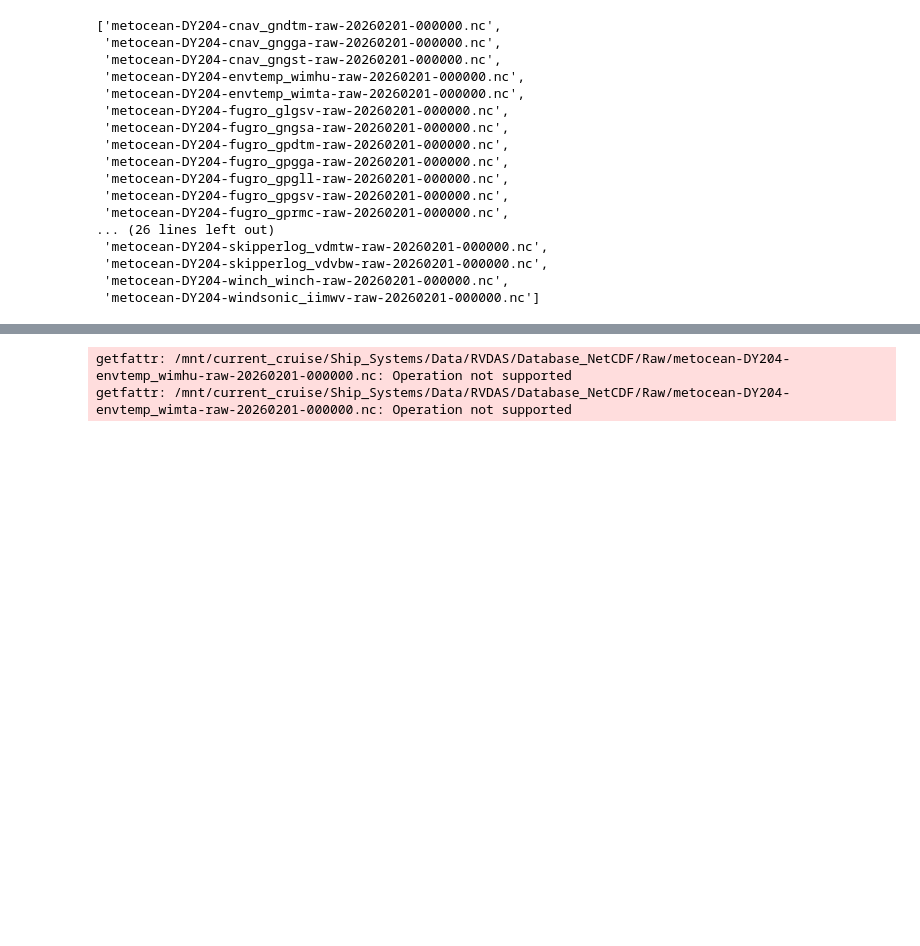
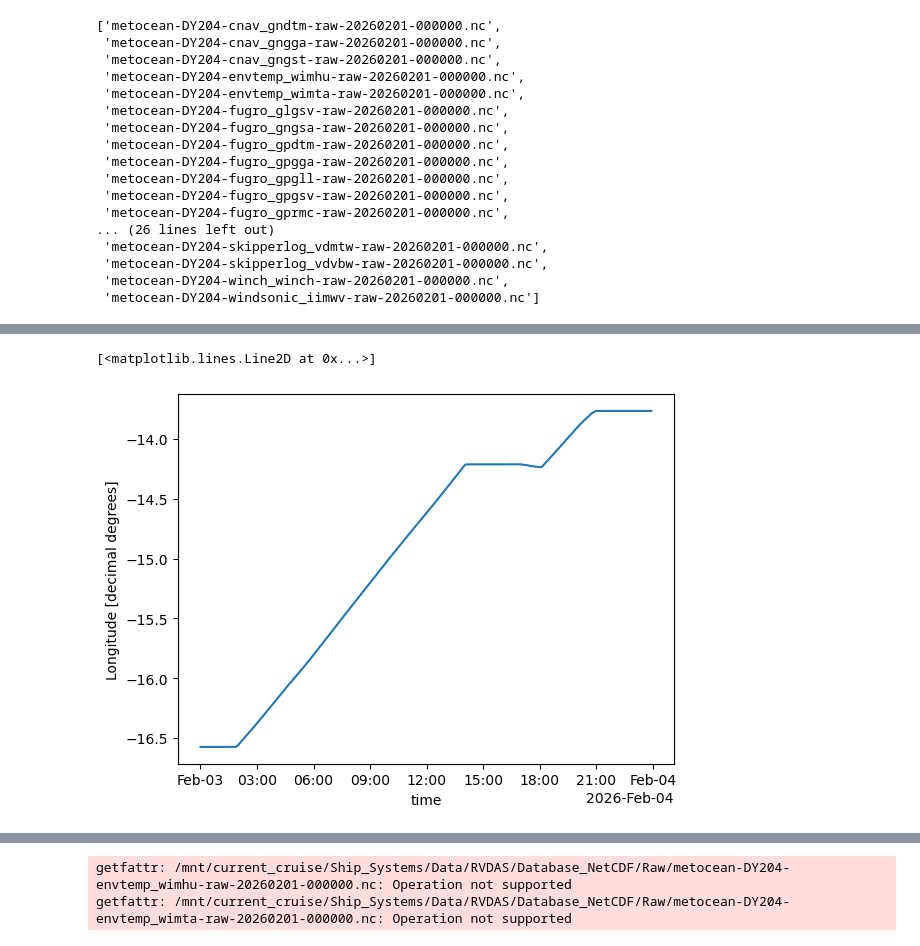
Before and after one commit to NOC-OCP/ocp_hydro_matlab, a Jupyter notebook: Python/Explore_data.ipynb, the cells around one changed output, grey strips where cells are left out. Saved outputs shown, nothing was run; the diff lists cells and outputs as text; code cells hidden in the pictures; blank space fills up the shorter version.

```diff
--- a/Python/Explore_data.ipynb
+++ b/Python/Explore_data.ipynb
@@ -51,0 +102,5 @@ Data variables:
+# %%
+ds['longitude-posmv_gpgga'].plot()
+# %% [output]
+[<matplotlib.lines.Line2D at 0x...>]
+[figure, added]
```
Also changed, not shown: parts of 11 cells of this notebook, 1 other file.
